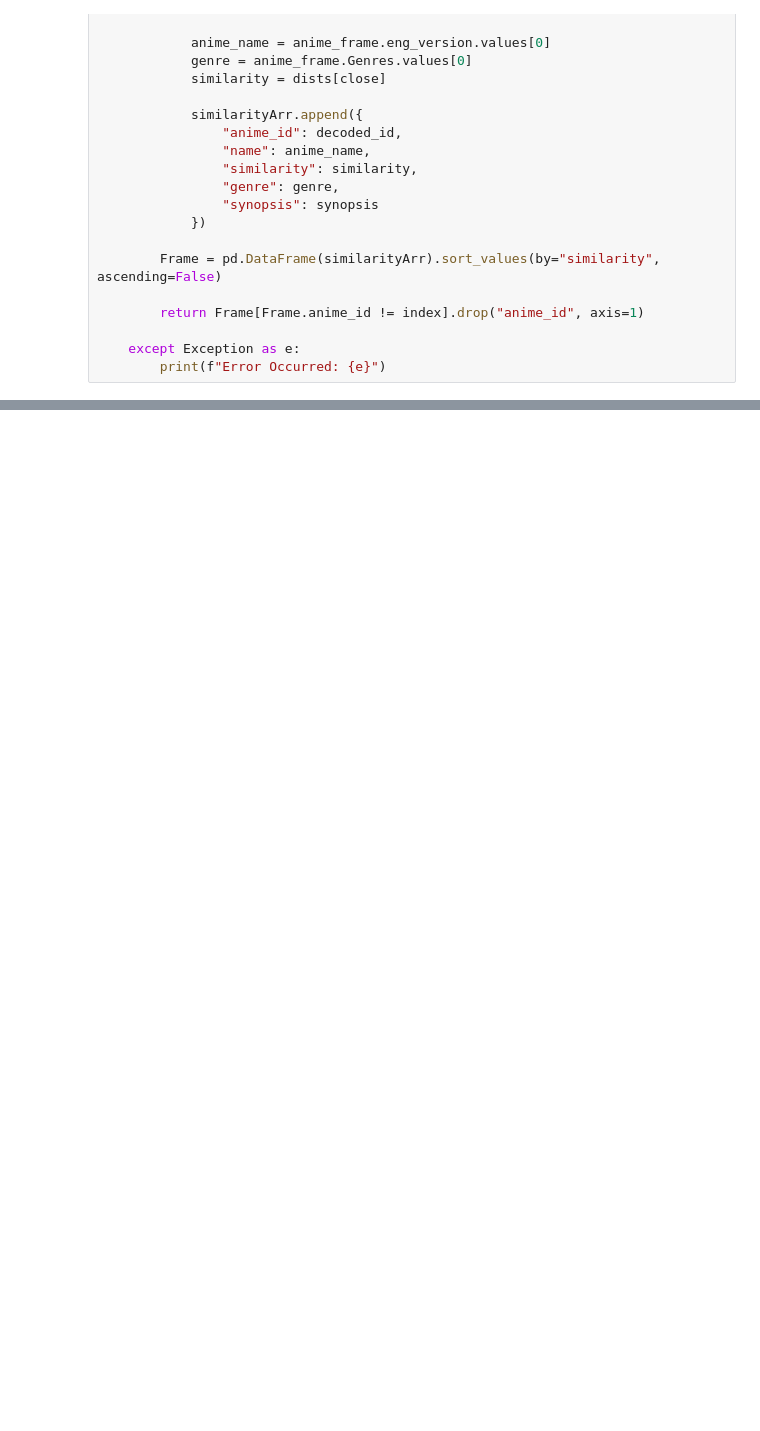
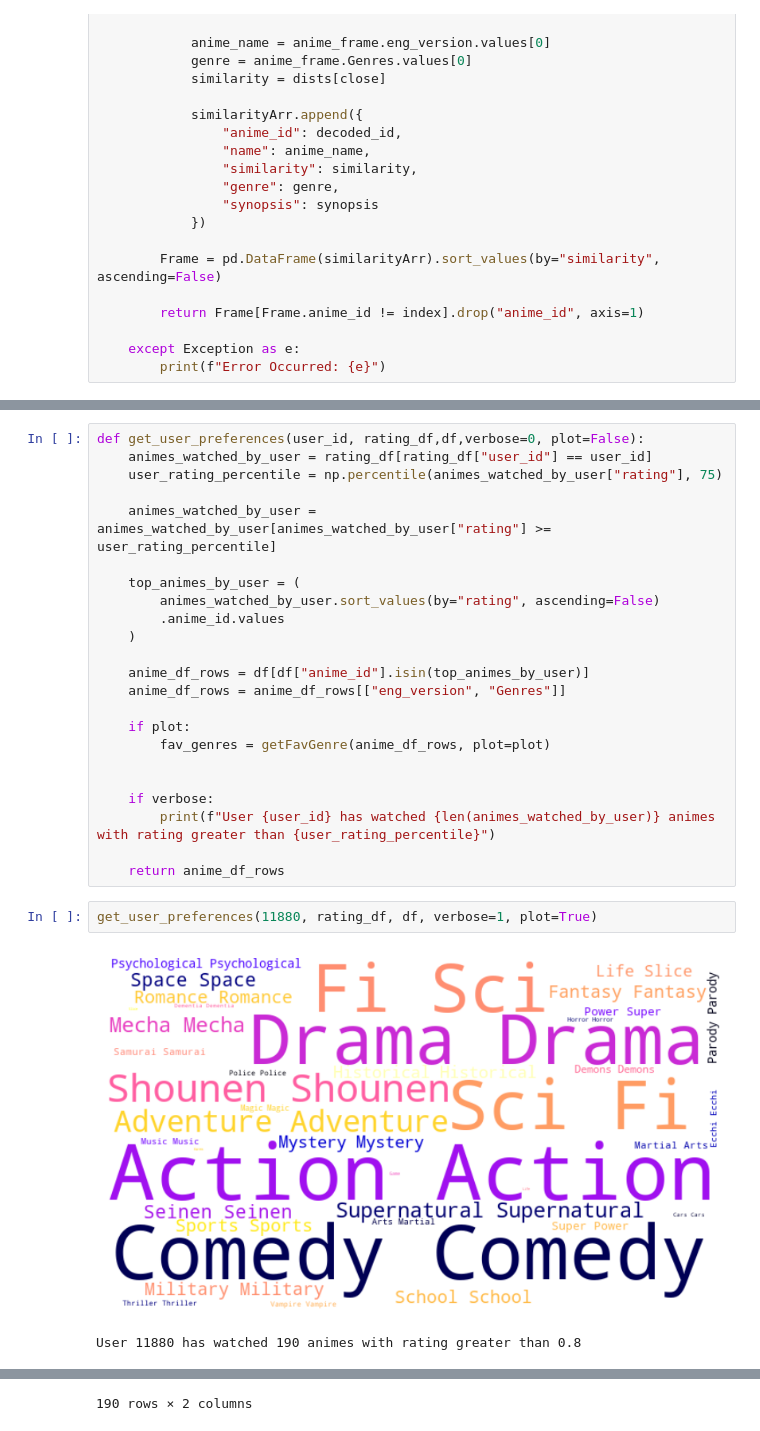
Before and after one commit to mayank3354/Anime-Recommender_deployed_on_GCP, a Jupyter notebook: notebook/anime.ipynb, the cells around one changed output, grey strips where cells are left out. Cells and saved outputs as stored; diff of their text form; blank space fills up the shorter version.

```diff
--- a/notebook/anime.ipynb
+++ b/notebook/anime.ipynb
@@ -480,0 +588,28 @@ Anime closest to Steins;Gate
+# %%
+def get_user_preferences(user_id, rating_df,df,verbose=0, plot=False):
+    animes_watched_by_user = rating_df[rating_df["user_id"] == user_id]
+    user_rating_percentile = np.percentile(animes_watched_by_user["rating"], 75)
+
+    animes_watched_by_user = animes_watched_by_user[animes_watched_by_user["rating"] >= user_rating_percentile]
+
+    top_animes_by_user = (
+        animes_watched_by_user.sort_values(by="rating", ascending=False)
+        .anime_id.values
+    )
+
+    anime_df_rows = df[df["anime_id"].isin(top_animes_by_user)]
+    anime_df_rows = anime_df_rows[["eng_version", "Genres"]]
+
+    if plot:
+        fav_genres = getFavGenre(anime_df_rows, plot=plot)
+
+
+    if verbose:
+        print(f"User {user_id} has watched {len(animes_watched_by_user)} animes with rating greater than {user_rating_percentile}")
+
+    return anime_df_rows
+# %%
+get_user_preferences(11880, rating_df, df, verbose=1, plot=True)
+# %% [output]
+[figure, added]
+User 11880 has watched 190 animes with rating greater than 0.8
@@ -480,0 +628 @@ Anime closest to Steins;Gate
+190 rows × 2 columns
```
Also changed, not shown: parts of 19 cells of this notebook.
